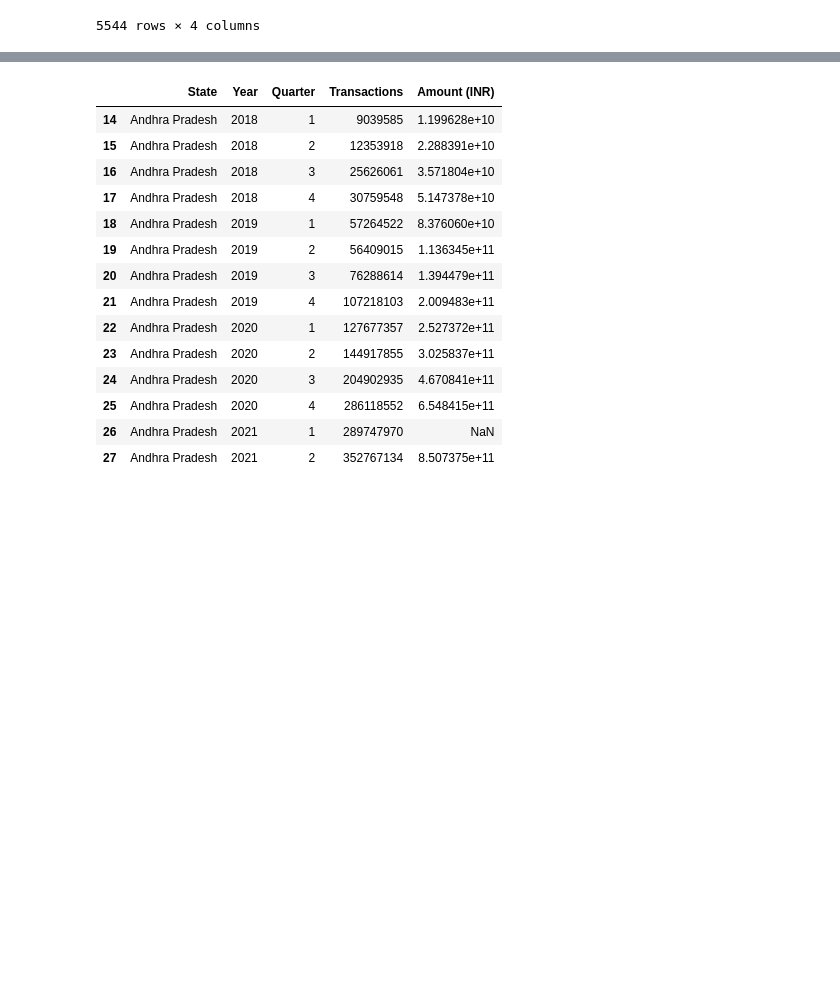
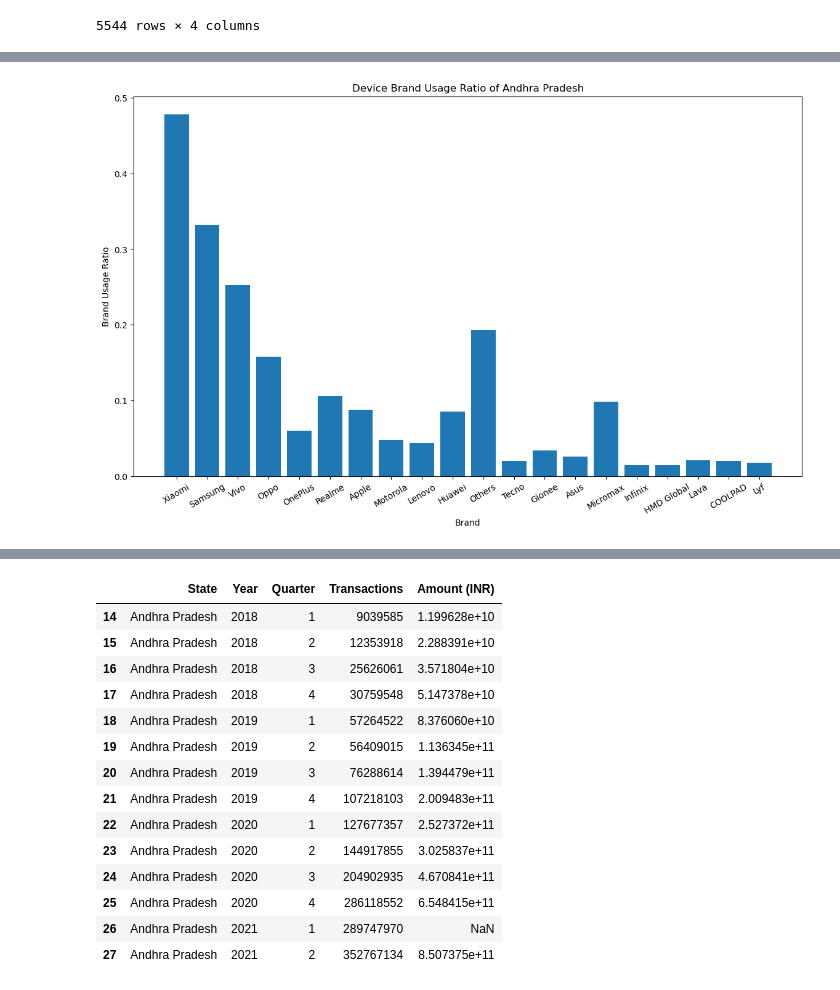
Before and after one commit to Shyam1327/PhonePe_Case_Study_Analysis, a Jupyter notebook: PhonePe.ipynb, the cells around one changed output, grey strips where cells are left out. Saved outputs shown, nothing was run; the diff lists cells and outputs as text; code cells hidden in the pictures; blank space fills up the shorter version.

```diff
--- a/PhonePe.ipynb
+++ b/PhonePe.ipynb
@@ -1965,0 +1859,4 @@ state_txn_and_users
+# %%
+merged_brand_data=merged_brand_data.copy()
+merged_brand_data['Brand_Usage_Ratio']=(merged_brand_data['Registered Users_x']/merged_brand_data['Registered Users_y']).round(3)
+merged_brand_data
@@ -1965,0 +1877,15 @@ state_txn_and_users
+# %%
+# Create a bar chart depicting the device brand usage ratio for each state
+state='Andhra Pradesh'
+
+plt.figure(figsize=(14,8))
+df=merged_brand_data[merged_brand_data['State']==state]
+
+plt.bar(merged_brand_data['Brand'],merged_brand_data['Brand_Usage_Ratio'])
+plt.title('Device Brand Usage Ratio of Andhra Pradesh')
+plt.xlabel('Brand')
+plt.ylabel('Brand Usage Ratio')
+plt.xticks(rotation=30)
+plt.show()
+# %% [output]
+[figure, added]
```
Also changed, not shown: parts of 25 cells of this notebook.
